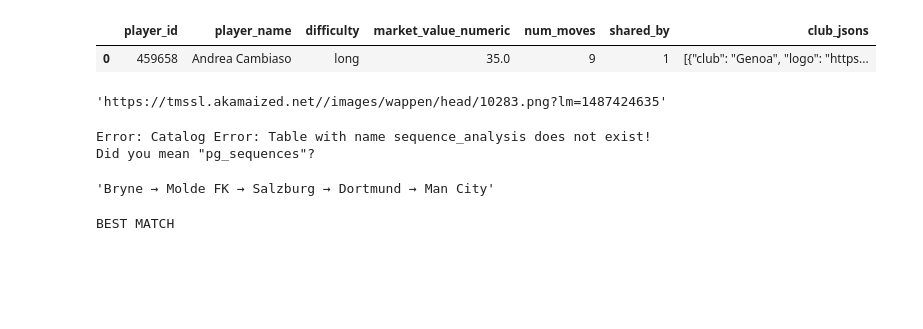
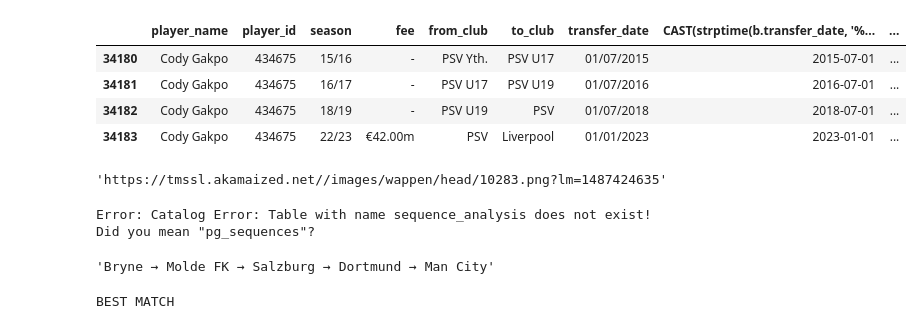
Before and after one commit to davidsirait/guess_the_player, a Jupyter notebook: notebook/scrapper.ipynb, the cells around one changed output. Cells and saved outputs as stored; diff of their text form; code cells hidden in the pictures; blank space fills up the shorter version.

```diff
--- a/notebook/scrapper.ipynb
+++ b/notebook/scrapper.ipynb
@@ -58,10 +58,13 @@ except Exception as e:
 finally:
     conn.close()
 # %%
-df1
+df1[df1['player_id'] == '434675']
 # %% [output]
-|  | player_id | player_name | difficulty | market_value_numeric | num_moves | shared_by | club_jsons |
-| 0 | 459658 | Andrea Cambiaso | long | 35.0 | 9 | 1 | [{"club": "Genoa", "logo": "https... |
+|  | player_name | player_id | season | fee | from_club | to_club | transfer_date | CAST(strptime(b.transfer_date, '%... | ... |
+| 34180 | Cody Gakpo | 434675 | 15/16 | - | PSV Yth. | PSV U17 | 01/07/2015 | 2015-07-01 | ... |
+| 34181 | Cody Gakpo | 434675 | 16/17 | - | PSV U17 | PSV U19 | 01/07/2016 | 2016-07-01 | ... |
+| 34182 | Cody Gakpo | 434675 | 18/19 | - | PSV U19 | PSV | 01/07/2018 | 2018-07-01 | ... |
+| 34183 | Cody Gakpo | 434675 | 22/23 | €42.00m | PSV | Liverpool | 01/01/2023 | 2023-01-01 | ... |
 # %%
 df1[df1['player_name'].str.contains('Cristiano Ronaldo')]['to_club_image_url'].sort_values().unique()[0]
 # %% [output]
```
Also changed, not shown: parts of 5 cells of this notebook, 3 other files.
